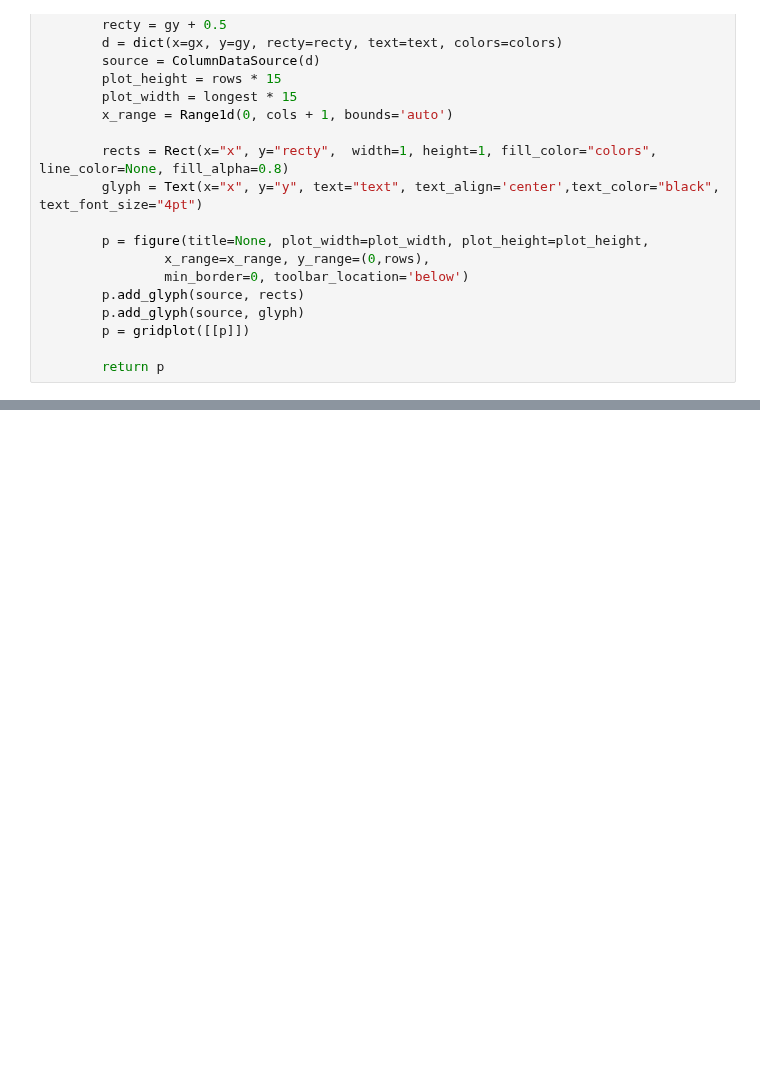
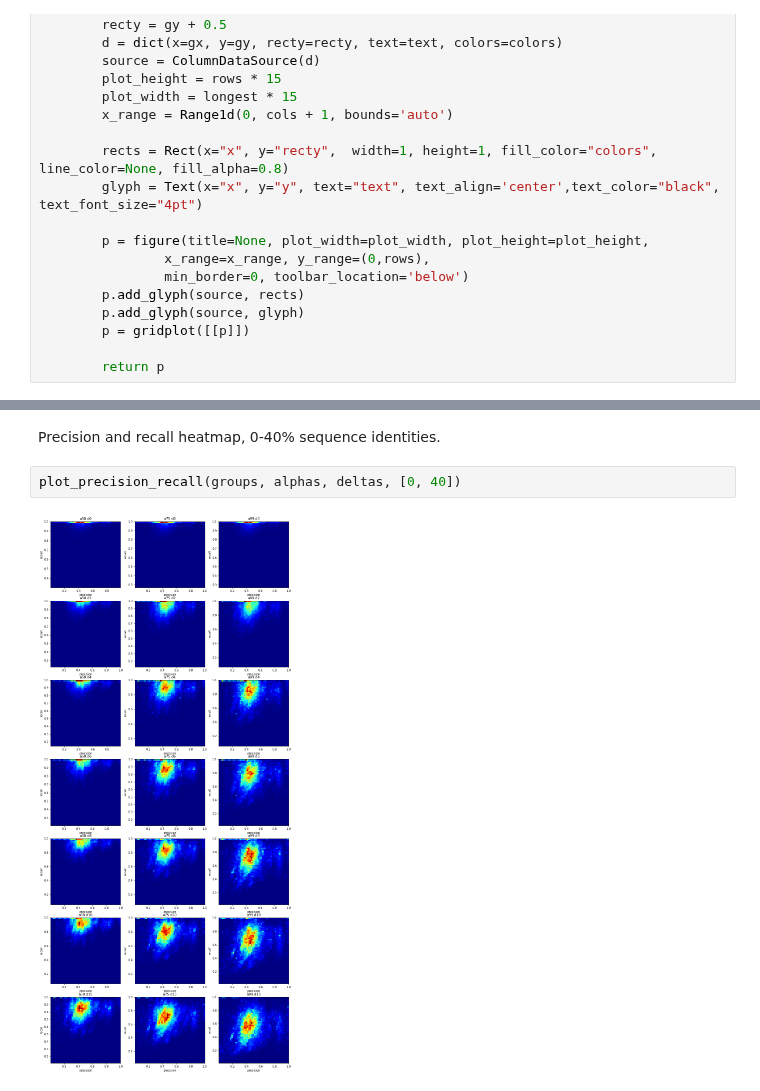
Before and after one commit to algbio/alignment-safety, a Jupyter notebook: pipeline/analysis/motifs.ipynb, the cells around one changed output, grey strips where cells are left out. Drawn from its saved outputs; the diff is of its cells as text; blank space fills up the shorter version.

```diff
--- a/pipeline/analysis/motifs.ipynb
+++ b/pipeline/analysis/motifs.ipynb
@@ -430,0 +415,6 @@ plot_metrics(all_clusters, "All clusters 40%-id, a75 d0")
+# %% [markdown]
+Precision and recall heatmap, 0-40% sequence identities.
+# %%
+plot_precision_recall(groups, alphas, deltas, [0, 40])
+# %% [output]
+[figure, added]
```
Also changed, not shown: parts of 44 cells of this notebook.
